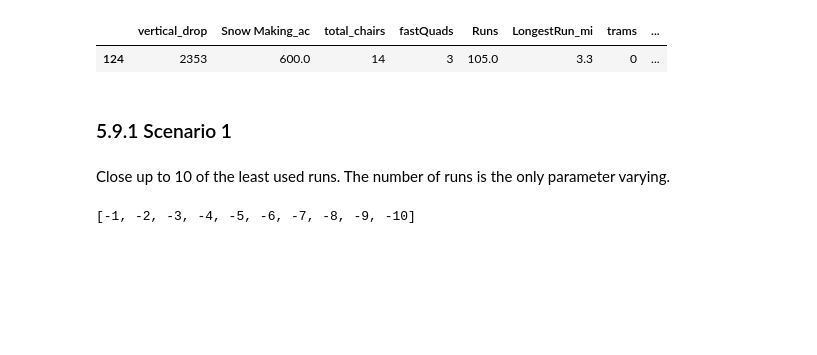
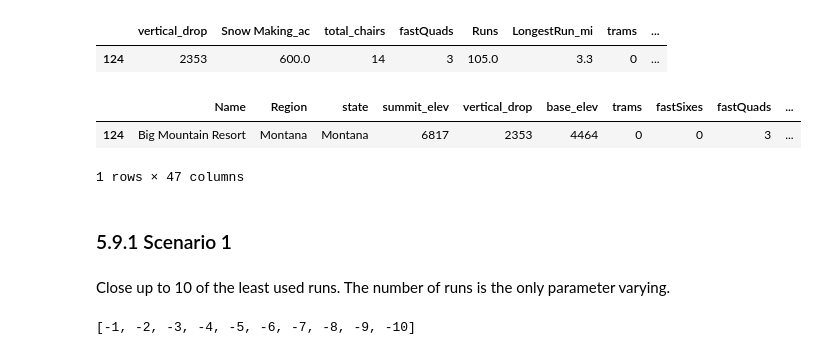
Before and after one commit to nlac10/DataScienceGuidedCapstone, a Jupyter notebook: 05-modeling/05_modeling.ipynb, the cells around one changed output. Saved outputs shown, nothing was run; the diff lists cells and outputs as text; code cells hidden in the pictures; blank space fills up the shorter version.

```diff
--- a/05-modeling/05_modeling.ipynb
+++ b/05-modeling/05_modeling.ipynb
@@ -287,6 +297,12 @@ big_mountain[all_feats]
 # %% [output]
 |  | vertical_drop | Snow Making_ac | total_chairs | fastQuads | Runs | LongestRun_mi | trams | ... |
 | 124 | 2353 | 600.0 | 14 | 3 | 105.0 | 3.3 | 0 | ... |
+# %%
+big_mountain
+# %% [output]
+|  | Name | Region | state | summit_elev | vertical_drop | base_elev | trams | fastSixes | fastQuads | ... |
+| 124 | Big Mountain Resort | Montana | Montana | 6817 | 2353 | 4464 | 0 | 0 | 3 | ... |
+1 rows × 47 columns
 # %%
 #Code task 2#
 #In this function, copy the Big Mountain data into a new data frame
```
Also changed, not shown: parts of 14 cells of this notebook.
